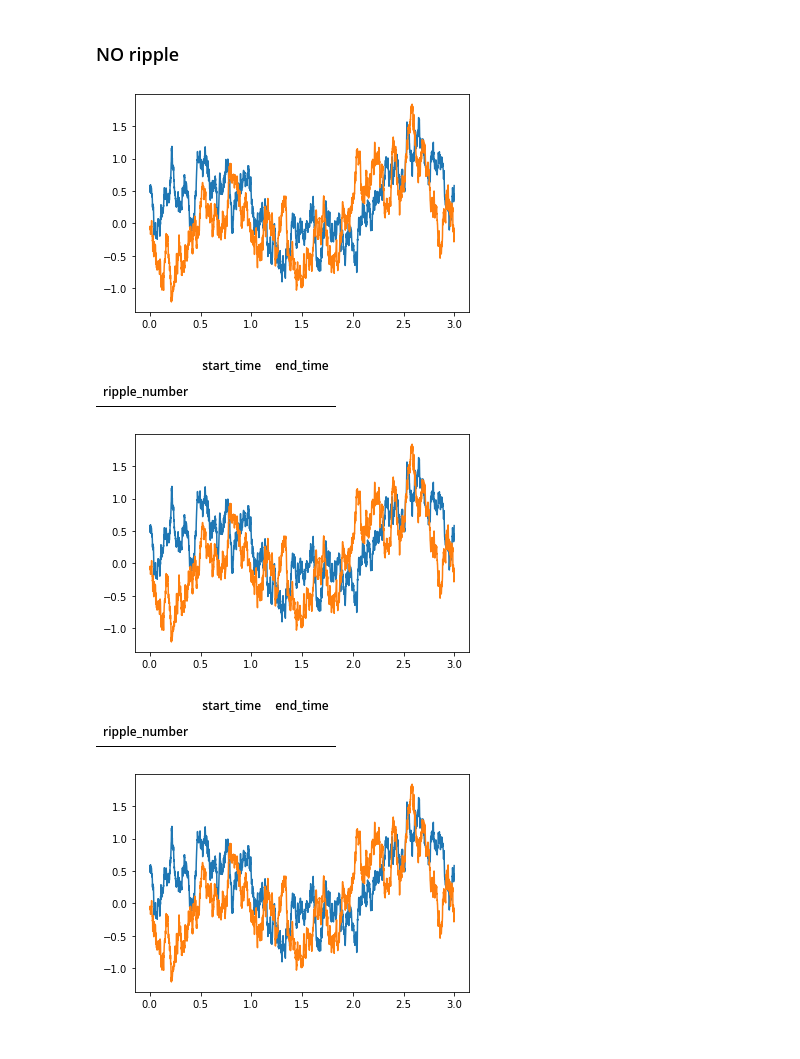
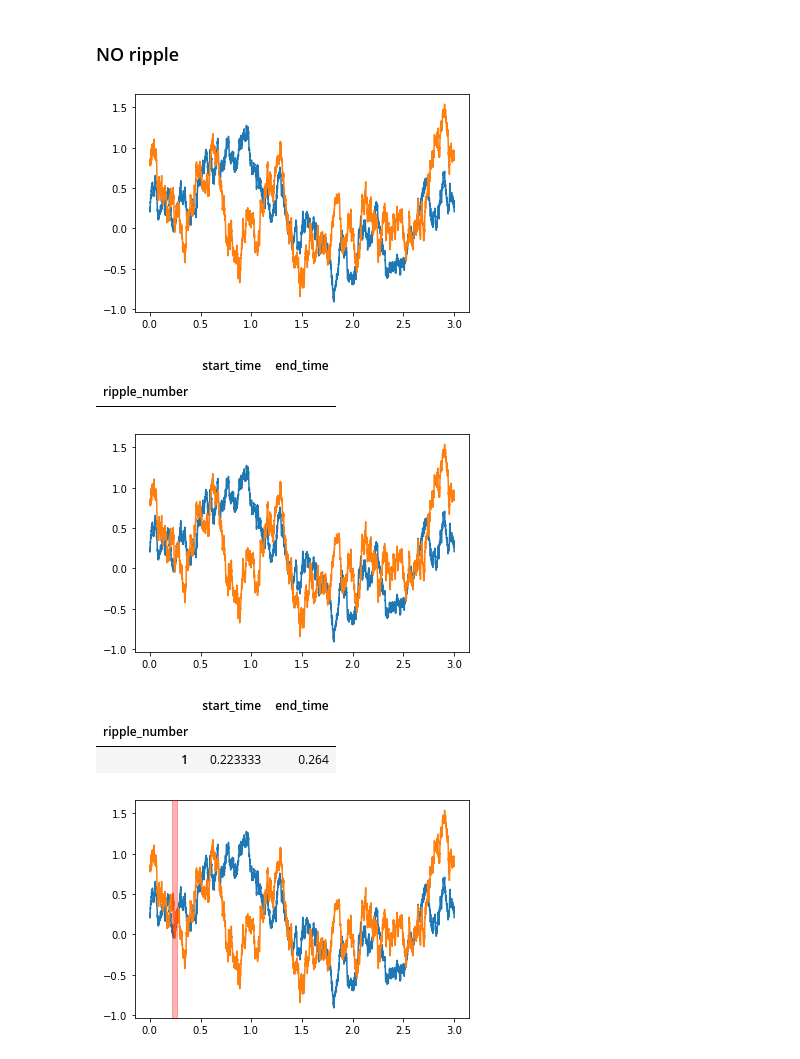
Before and after one commit to Eden-Kramer-Lab/ripple_detection, a Jupyter notebook: examples/detection_examples.ipynb, the cells around one changed output. Saved outputs shown, nothing was run; the diff lists cells and outputs as text; code cells hidden in the pictures.

```diff
--- a/examples/detection_examples.ipynb
+++ b/examples/detection_examples.ipynb
@@ -303,10 +316,11 @@ speed = np.ones_like(time)
 # %%
-Karlsson_ripple_times = Karlsson_ripple_detector(time, LFPs, speed, SAMPLING_FREQUENCY)
+filtered_lfps = filter_ripple_band(lfps)
+Karlsson_ripple_times = Karlsson_ripple_detector(time, filtered_lfps, speed, SAMPLING_FREQUENCY)
 
 display(Karlsson_ripple_times)
 
 fig, ax = plt.subplots(figsize=(15, 3))
-ax.plot(time, LFPs)
+ax.plot(time, lfps)
 for ripple in Karlsson_ripple_times.itertuples():
     ax.axvspan(ripple.start_time, ripple.end_time, alpha=0.3, color='red', zorder=1000)
 # %% [output]
@@ -316,10 +330,10 @@ for ripple in Karlsson_ripple_times.itertuples():
 # %%
-Kay_ripple_times = Kay_ripple_detector(time, LFPs, speed, SAMPLING_FREQUENCY)
+Kay_ripple_times = Kay_ripple_detector(time, filtered_lfps, speed, SAMPLING_FREQUENCY)
 
 display(Kay_ripple_times)
 
 fig, ax = plt.subplots(figsize=(15, 3))
-ax.plot(time, LFPs)
+ax.plot(time, lfps)
 for ripple in Kay_ripple_times.itertuples():
     ax.axvspan(ripple.start_time, ripple.end_time, alpha=0.3, color='red', zorder=1000)
 # %% [output]
@@ -329,37 +345,39 @@ for ripple in Kay_ripple_times.itertuples():
 # %% [markdown]
 ### NO ripple
 # %%
-LFPs = np.stack((
-    simulate_LFP(time, [], noise_amplitude=1.2, ripple_amplitude=1.5),
-    simulate_LFP(time, [], noise_amplitude=1.2, ripple_amplitude=1.5)
+lfps = np.stack((
+    simulate_LFP(time, [], noise_amplitude=1.0, ripple_amplitude=1.5),
+    simulate_LFP(time, [], noise_amplitude=1.0, ripple_amplitude=1.5)
     ), axis=1)
-plt.plot(time, LFPs)
+plt.plot(time, lfps)
 speed = np.ones_like(time)
 # %% [output]
-[figure, old version]
+[figure, new version]
 # %%
-Karlsson_ripple_times = Karlsson_ripple_detector(time, LFPs, speed, SAMPLING_FREQUENCY)
+filtered_lfps = filter_ripple_band(lfps)
+Karlsson_ripple_times = Karlsson_ripple_detector(time, filtered_lfps, speed, SAMPLING_FREQUENCY)
 
 display(Karlsson_ripple_times)
 
 f, ax = plt.subplots()
-ax.plot(time, LFPs)
+ax.plot(time, lfps)
 for ripple in Karlsson_ripple_times.itertuples():
     ax.axvspan(ripple.start_time, ripple.end_time, alpha=0.3, color='red', zorder=1000)
 # %% [output]
 |  | start_time | end_time |
 | ripple_number |  |  |
-[figure, old version]
+[figure, new version]
 # %%
-Kay_ripple_times = Kay_ripple_detector(time, LFPs, speed, SAMPLING_FREQUENCY)
+Kay_ripple_times = Kay_ripple_detector(time, filtered_lfps, speed, SAMPLING_FREQUENCY)
 
 display(Kay_ripple_times)
 
 f, ax = plt.subplots()
-ax.plot(time, LFPs)
+ax.plot(time, lfps)
 for ripple in Kay_ripple_times.itertuples():
     ax.axvspan(ripple.start_time, ripple.end_time, alpha=0.3, color='red', zorder=1000)
 # %% [output]
 |  | start_time | end_time |
 | ripple_number |  |  |
+| 1 | 0.223333 | 0.264 |
-[figure, old version]
+[figure, new version]
```
Also changed, not shown: parts of 21 cells of this notebook, 1 other file.
